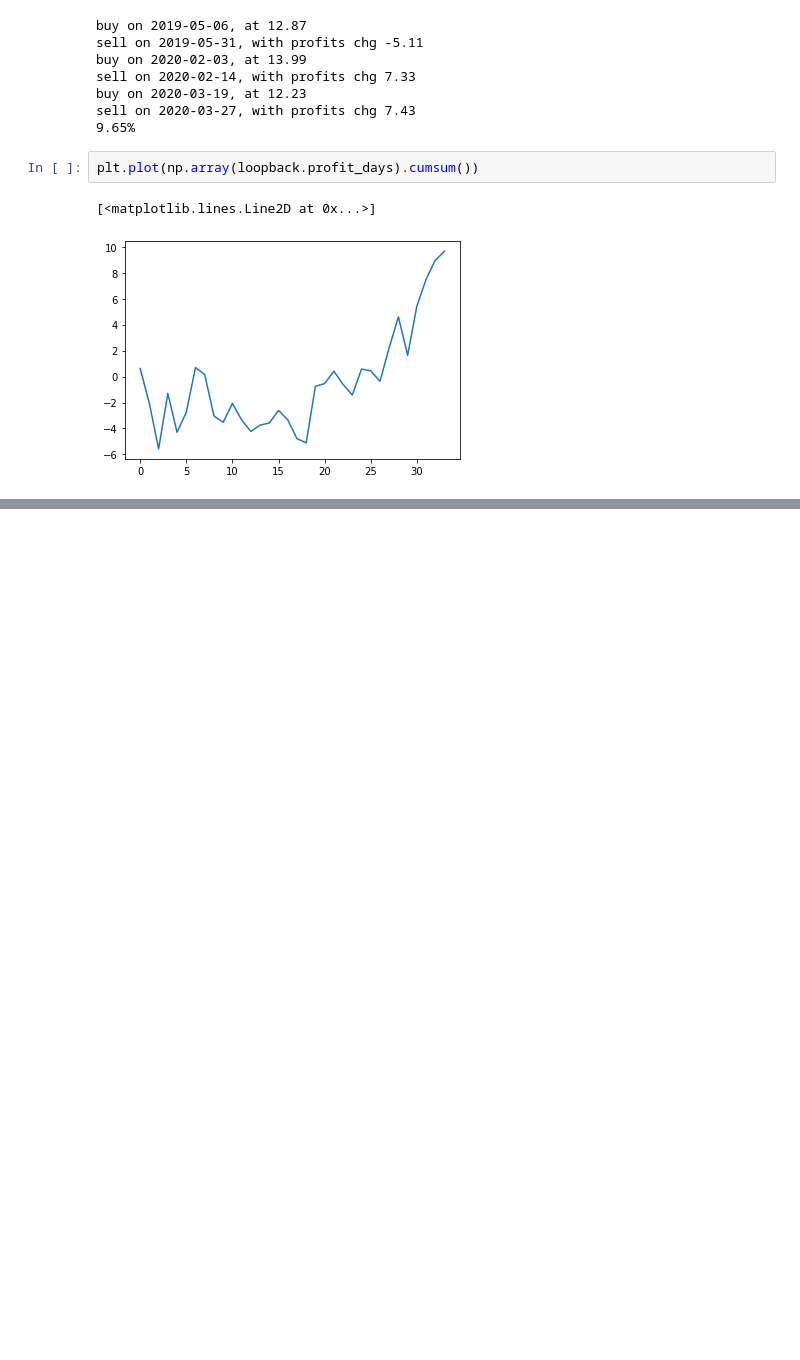
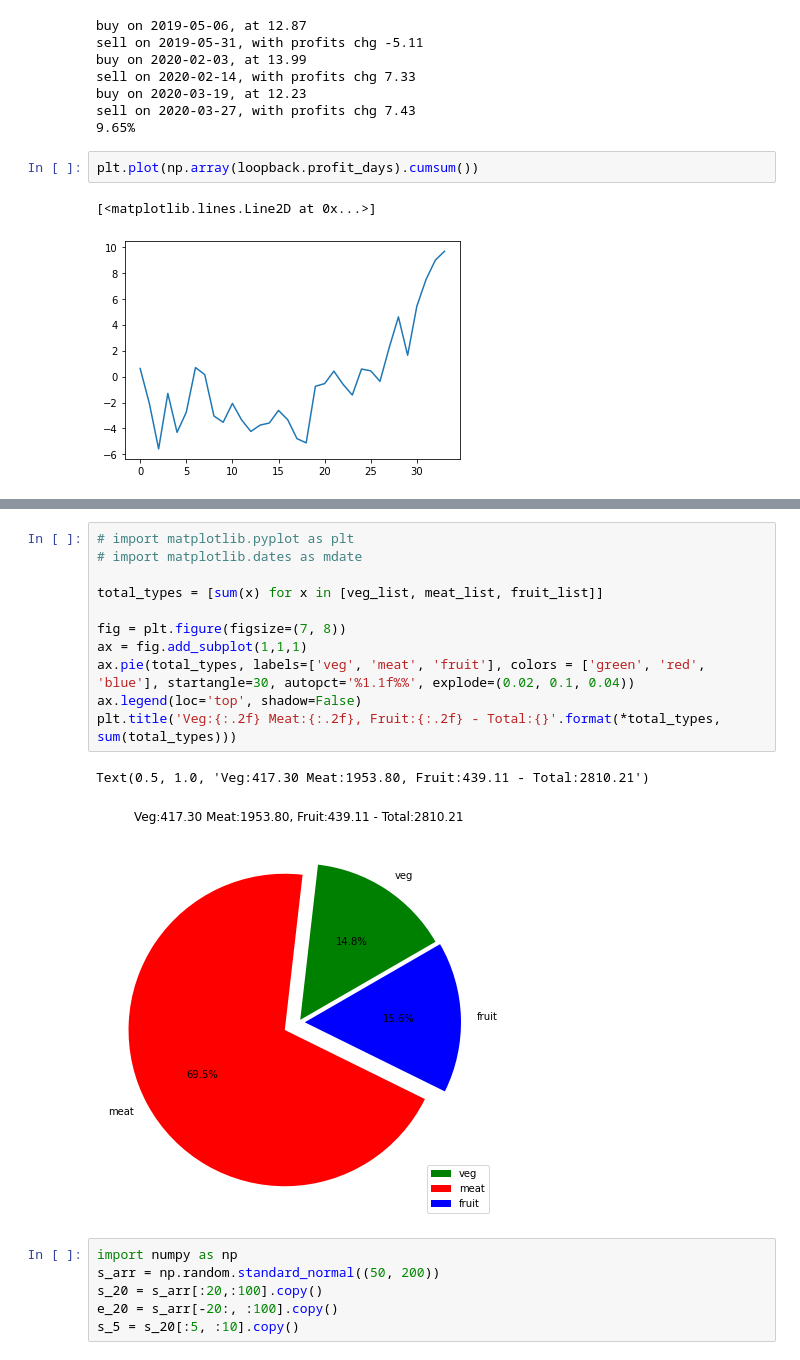
Before and after one commit to wd64759/quants, a Jupyter notebook: quants/trade_notes.ipynb, the cells around one changed output, grey strips where cells are left out. Cells and saved outputs as stored; diff of their text form; blank space fills up the shorter version.

```diff
--- a/quants/trade_notes.ipynb
+++ b/quants/trade_notes.ipynb
@@ -144,0 +202,20 @@ plt.plot(np.array(loopback.profit_days).cumsum())
+# %%
+# import matplotlib.pyplot as plt
+# import matplotlib.dates as mdate
+
+total_types = [sum(x) for x in [veg_list, meat_list, fruit_list]]
+
+fig = plt.figure(figsize=(7, 8))
+ax = fig.add_subplot(1,1,1)
+ax.pie(total_types, labels=['veg', 'meat', 'fruit'], colors = ['green', 'red', 'blue'], startangle=30, autopct='%1.1f%%', explode=(0.02, 0.1, 0.04))
+ax.legend(loc='top', shadow=False)
+plt.title('Veg:{:.2f} Meat:{:.2f}, Fruit:{:.2f} - Total:{}'.format(*total_types, sum(total_types)))
+# %% [output]
+Text(0.5, 1.0, 'Veg:417.30 Meat:1953.80, Fruit:439.11 - Total:2810.21')
+[figure, added]
+# %%
+import numpy as np
+s_arr = np.random.standard_normal((50, 200))
+s_20 = s_arr[:20,:100].copy()
+e_20 = s_arr[-20:, :100].copy()
+s_5 = s_20[:5, :10].copy()
```
Also changed, not shown: parts of 17 cells of this notebook, 5 other files.
